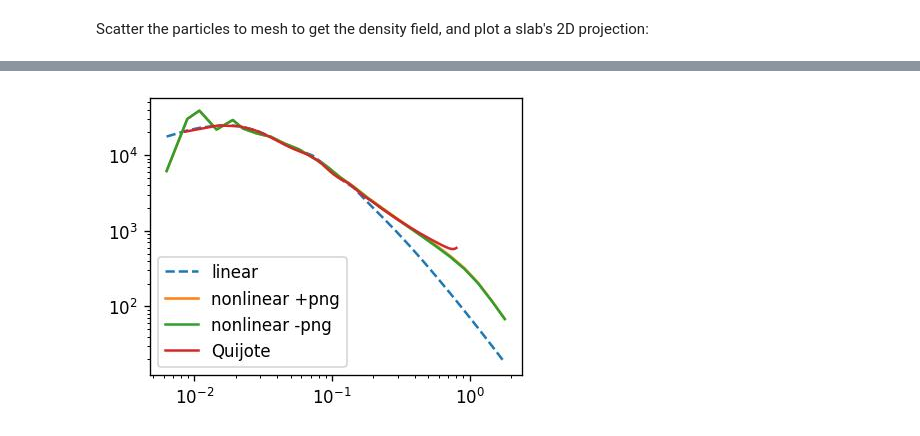
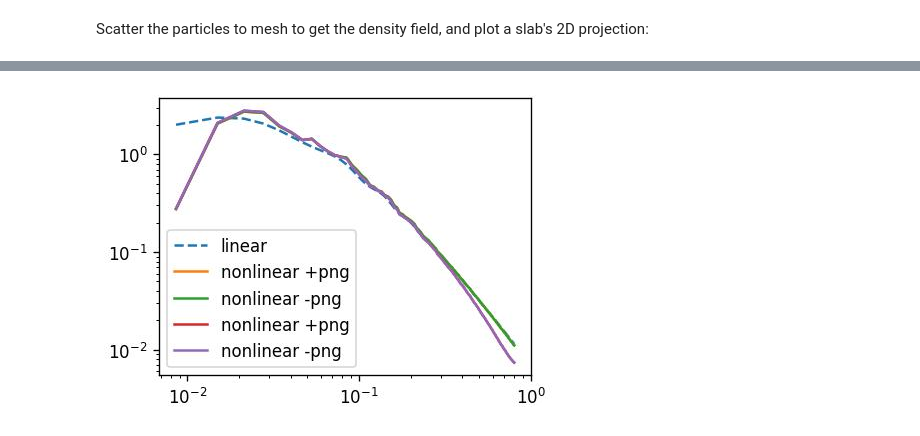
Before and after one commit to eelregit/pmwd, a Jupyter notebook: docs/examples/png_example.ipynb, the cells around one changed output, grey strips where cells are left out. Cells and saved outputs as stored; diff of their text form; code cells hidden in the pictures.

```diff
--- a/docs/examples/png_example.ipynb
+++ b/docs/examples/png_example.ipynb
@@ -168,3 +168,3 @@ ptcl_LC_p.disp.std(), ptcl_LC_p.vel.std()
 # %%
-ptcl_LC_m, obsvbl_LC_m = nbody(ptcl_LC_m, obsvbl_LC_m, cosmo_LC_m, conf)
-ptcl_LC_m.disp.std(), ptcl_LC_m.vel.std()
+# ptcl_LC_m, obsvbl_LC_m = nbody(ptcl_LC_m, obsvbl_LC_m, cosmo_LC_m, conf)
+# ptcl_LC_m.disp.std(), ptcl_LC_m.vel.std()
@@ -173,5 +171,5 @@ ptcl_LC_m.disp.std(), ptcl_LC_m.vel.std()
 # %% [markdown]
 Scatter the particles to mesh to get the density field, and plot a slab's 2D projection:
 # %%
-dens_LC_p = scatter(ptcl_LC_p, conf,)
-simshow(dens_LC_p[:8].mean(axis=0), norm='CosmicWebNorm');
+dens_LC_p = scatter(ptcl_LC_p, conf,)-1.
+# simshow(dens_LC_p[:].mean(axis=0), norm='CosmicWebNorm');
@@ -180,3 +176,3 @@ simshow(dens_LC_p[:8].mean(axis=0), norm='CosmicWebNorm');
 # %%
-dens_LC_m = scatter(ptcl_LC_m, conf,)
-simshow(dens_LC_m[:8].mean(axis=0), norm='CosmicWebNorm');
+dens_LC_m = scatter(ptcl_LC_m, conf,)-1.
+# simshow(dens_LC_m[:8].mean(axis=0), norm='CosmicWebNorm');
@@ -184,0 +179,3 @@ simshow(dens_LC_m[:8].mean(axis=0), norm='CosmicWebNorm');
+# %%
+df_LC_p_Q = np.load("/home/fs72085/tsfloss/data/Quijote_Density_256/df_m_256_CIC_LC_p_0_z=127.npy")
+df_LC_m_Q = np.load("/home/fs72085/tsfloss/data/Quijote_Density_256/df_m_256_CIC_LC_m_0_z=127.npy")
@@ -185,12 +193,17 @@ simshow(dens_LC_m[:8].mean(axis=0), norm='CosmicWebNorm');
 # %%
-kQ, PQ = np.load(f'/scratch/p301831/Quijote_Measurements_npy/Pk_fiducial_z0.npy').mean(0)[:,:2].T
-%time k, P_LC_p, _, _ = powspec(dens_LC_p, conf.cell_size,deconv=2.)
-%time k, P_LC_m, _, _ = powspec(dens_LC_m, conf.cell_size,deconv=2.)
-Plin = linear_power(k, conf.a_stop, cosmo_LC_p, conf)
+kQ, PQ = np.load(f'/home/fs72085/tsfloss/data/Quijote_Measurements_npy/Pk_fiducial_z0.npy').mean(0)[:,:2].T
+%time k, P_LC_p, _, _ = powspec(dens_LC_p, conf.cell_size,deconv=2.,bins=tuple(np.arange(128)*kF))
+%time k, P_LC_m, _, _ = powspec(dens_LC_m, conf.cell_size,deconv=2.,bins=tuple(np.arange(128)*kF))
+
+%time k, P_LC_p_Q, _, _ = powspec(df_LC_p_Q, 1000./256,deconv=2.,bins=tuple(np.arange(128)*kF))
+%time k, P_LC_m_Q, _, _ = powspec(df_LC_m_Q, 1000./256,deconv=2.,bins=tuple(np.arange(128)*kF))
+Plin = linear_power(kQ, conf.a_start, cosmo_LC_p, conf)
 plt.figure(figsize=(4, 3), dpi=120)
-plt.loglog(k, Plin, ls='--', label='linear')
-plt.loglog(k, P_LC_p, ls='-', label='nonlinear +png')
-plt.loglog(k, P_LC_m, ls='-', label='nonlinear -png')
-plt.loglog(kQ,PQ,label='Quijote')
+plt.loglog(kQ, Plin, ls='--', label='linear')
+plt.loglog(kQ, P_LC_p, ls='-', label='nonlinear +png')
+plt.loglog(kQ, P_LC_m, ls='-', label='nonlinear -png')
+plt.loglog(kQ, P_LC_p_Q, ls='-', label='nonlinear +png')
+plt.loglog(kQ, P_LC_m_Q, ls='-', label='nonlinear -png')
+# plt.loglog(kQ,PQ,label='Quijote')
 plt.legend();
 # %% [output]
@@ -201,4 +218,4 @@ Wall time: 595 µs
-[figure, old version]
+[figure, new version]
 # %%
 B_LC_p = BFast.Bk(dens_LC_p,1000.,3,3,27,MAS='CIC',fast=False,verbose=True)
 B_LC_m = BFast.Bk(dens_LC_m,1000.,3,3,27,MAS='CIC',fast=False,verbose=True)
```
Also changed, not shown: parts of 26 cells of this notebook, 2 other files.
